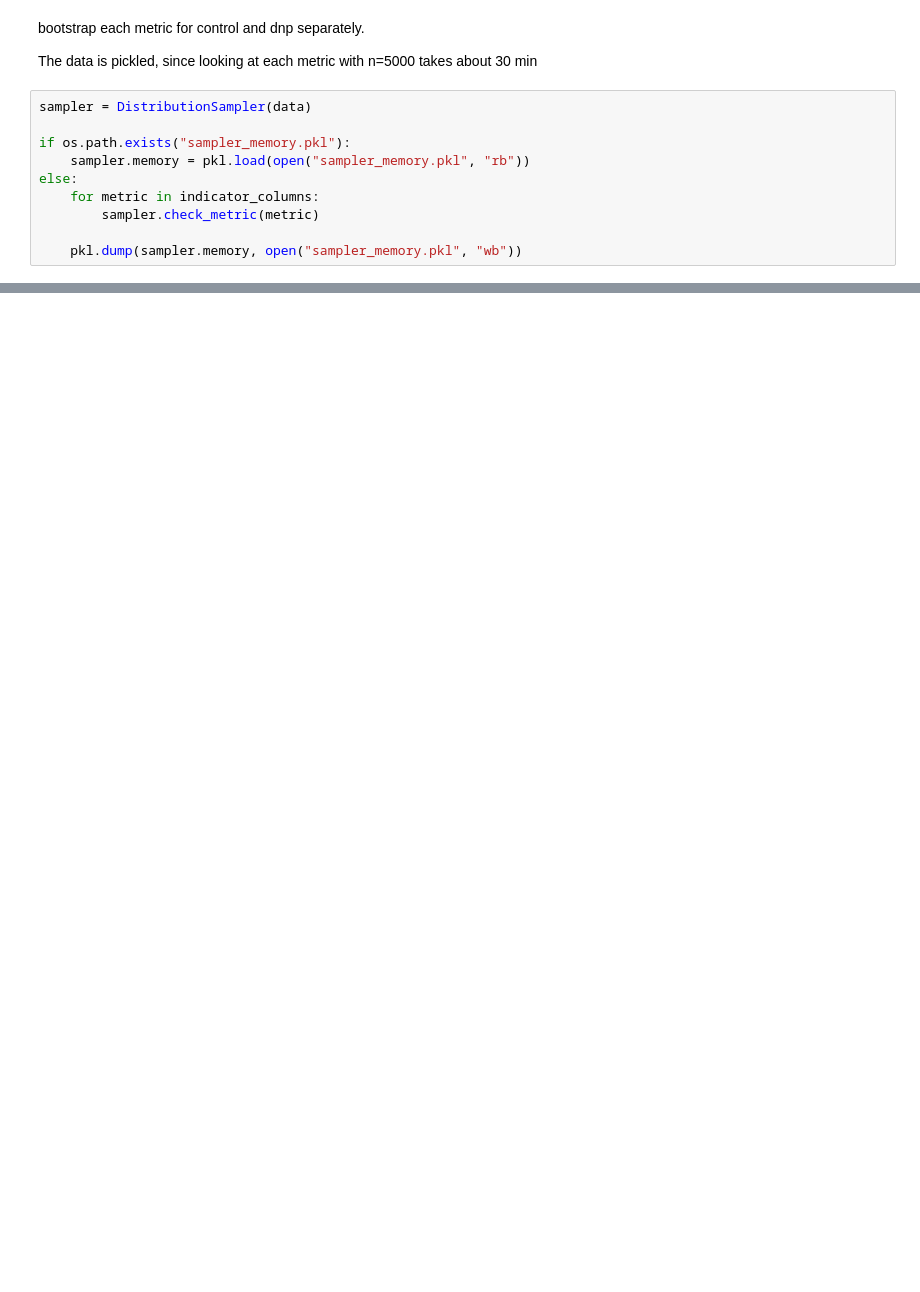
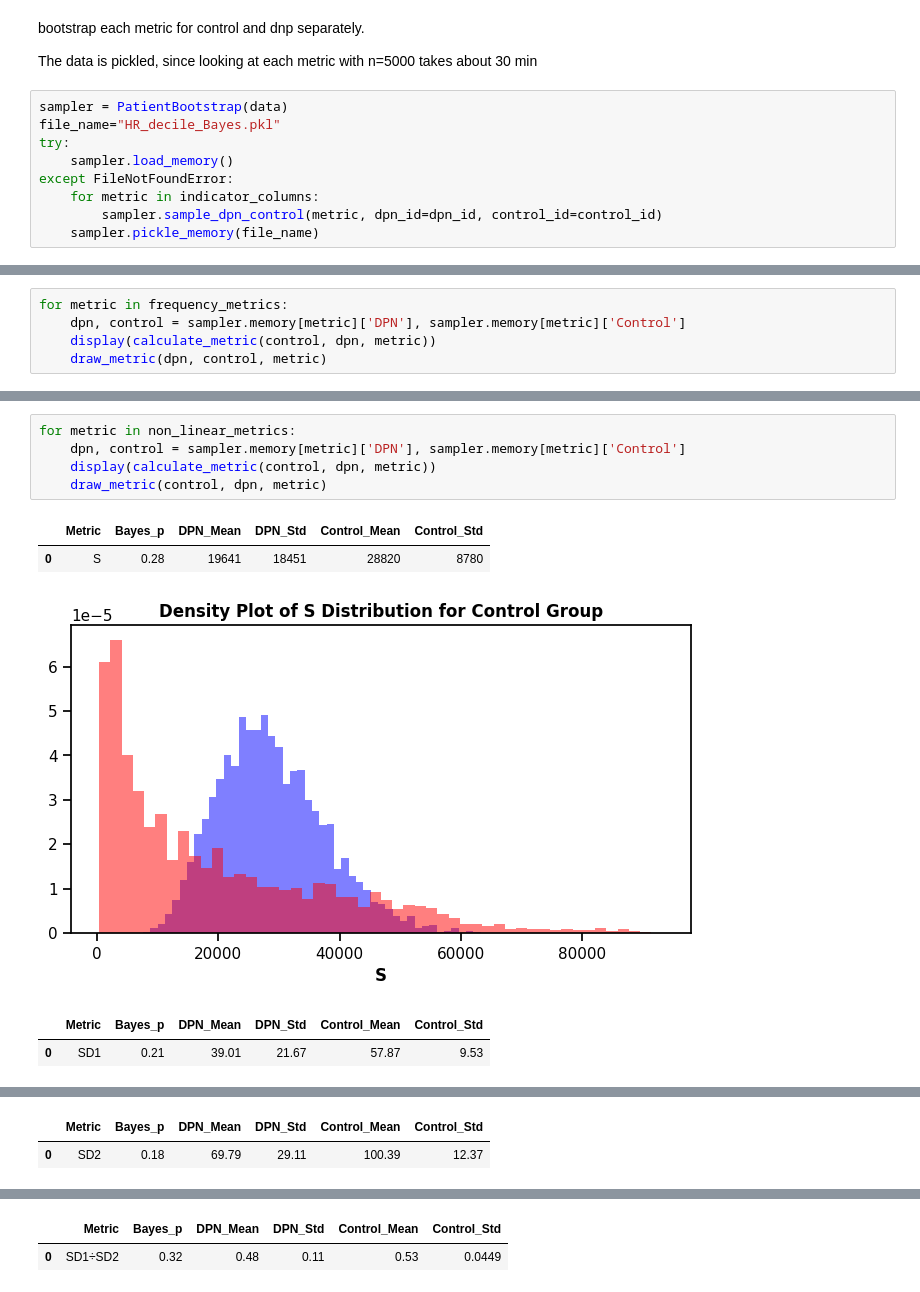
Before and after one commit to ad-aspera/HRV-EDA, a Jupyter notebook: Bayesian_approach.ipynb, the cells around one changed output, grey strips where cells are left out. Cells and saved outputs as stored; diff of their text form; blank space fills up the shorter version.

```diff
--- a/Bayesian_approach.ipynb
+++ b/Bayesian_approach.ipynb
@@ -110,14 +120,13 @@ class DistributionSampler():
 bootstrap each metric for control and dnp separately.
 
 The data is pickled, since looking at each metric with n=5000 takes about 30 min
-# %%
-sampler = DistributionSampler(data)
-
-if os.path.exists("sampler_memory.pkl"):
-    sampler.memory = pkl.load(open("sampler_memory.pkl", "rb"))
-else:
-    for metric in indicator_columns:
-        sampler.check_metric(metric)
-
-    pkl.dump(sampler.memory, open("sampler_memory.pkl", "wb"))
+# %%
+sampler = PatientBootstrap(data)
+file_name="HR_decile_Bayes.pkl"
+try:
+    sampler.load_memory()
+except FileNotFoundError:
+    for metric in indicator_columns:
+        sampler.sample_dpn_control(metric, dpn_id=dpn_id, control_id=control_id)
+    sampler.pickle_memory(file_name)
 # %%
@@ -170,0 +171,5 @@ for metric in indicator_columns:
+# %%
+for metric in frequency_metrics:
+    dpn, control = sampler.memory[metric]['DPN'], sampler.memory[metric]['Control']
+    display(calculate_metric(control, dpn, metric))
+    draw_metric(dpn, control, metric)
@@ -170,0 +189,11 @@ for metric in indicator_columns:
+# %%
+for metric in non_linear_metrics:
+    dpn, control = sampler.memory[metric]['DPN'], sampler.memory[metric]['Control']
+    display(calculate_metric(control, dpn, metric))
+    draw_metric(control, dpn, metric)
+# %% [output]
+|  | Metric | Bayes_p | DPN_Mean | DPN_Std | Control_Mean | Control_Std |
+| 0 | S | 0.28 | 19641 | 18451 | 28820 | 8780 |
+[figure, added]
+|  | Metric | Bayes_p | DPN_Mean | DPN_Std | Control_Mean | Control_Std |
+| 0 | SD1 | 0.21 | 39.01 | 21.67 | 57.87 | 9.53 |
@@ -170,0 +201,2 @@ for metric in indicator_columns:
+|  | Metric | Bayes_p | DPN_Mean | DPN_Std | Control_Mean | Control_Std |
+| 0 | SD2 | 0.18 | 69.79 | 29.11 | 100.39 | 12.37 |
@@ -170,0 +204,2 @@ for metric in indicator_columns:
+|  | Metric | Bayes_p | DPN_Mean | DPN_Std | Control_Mean | Control_Std |
+| 0 | SD1÷SD2 | 0.32 | 0.48 | 0.11 | 0.53 | 0.0449 |
```
Also changed, not shown: parts of 27 cells of this notebook, 37 other files.
